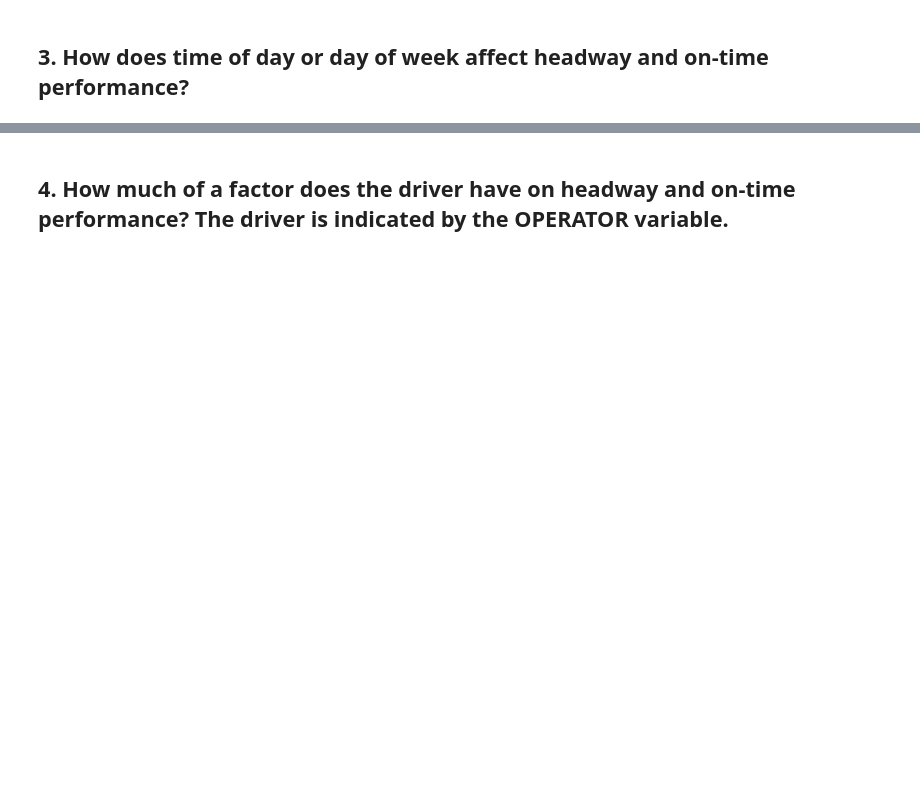
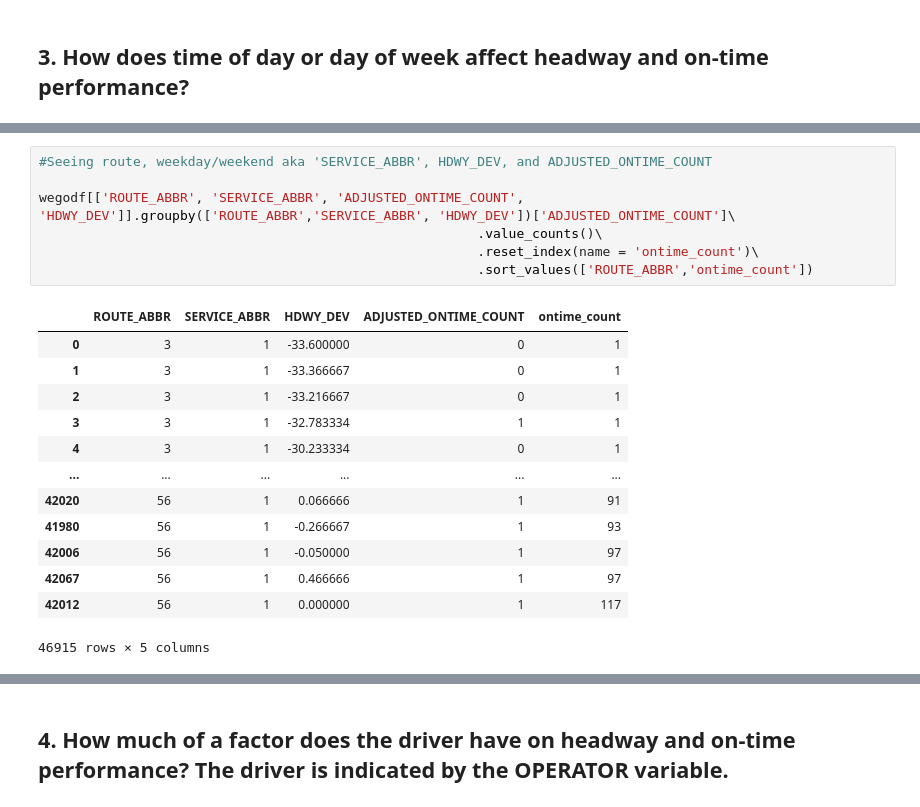
Before and after one commit to NSS-Data-Analytics-Cohort-11/wego-new-california-republic, a Jupyter notebook: notebooks/DA11 New California Republic Wego Project.ipynb, the cells around one changed output, grey strips where cells are left out. Drawn from its saved outputs; the diff is of its cells as text; blank space fills up the shorter version.

```diff
--- a/notebooks/DA11 New California Republic Wego Project.ipynb
+++ b/notebooks/DA11 New California Republic Wego Project.ipynb
@@ -331,0 +452,21 @@ sns.boxplot( x=to3['ADHERENCE'], y=from3['ADHERENCE'] )
+# %%
+#Seeing route, weekday/weekend aka 'SERVICE_ABBR', HDWY_DEV, and ADJUSTED_ONTIME_COUNT
+
+wegodf[['ROUTE_ABBR', 'SERVICE_ABBR', 'ADJUSTED_ONTIME_COUNT', 'HDWY_DEV']].groupby(['ROUTE_ABBR','SERVICE_ABBR', 'HDWY_DEV'])['ADJUSTED_ONTIME_COUNT']\
+                                                        .value_counts()\
+                                                        .reset_index(name = 'ontime_count')\
+                                                        .sort_values(['ROUTE_ABBR','ontime_count'])
+# %% [output]
+|  | ROUTE_ABBR | SERVICE_ABBR | HDWY_DEV | ADJUSTED_ONTIME_COUNT | ontime_count |
+| 0 | 3 | 1 | -33.600000 | 0 | 1 |
+| 1 | 3 | 1 | -33.366667 | 0 | 1 |
+| 2 | 3 | 1 | -33.216667 | 0 | 1 |
+| 3 | 3 | 1 | -32.783334 | 1 | 1 |
+| 4 | 3 | 1 | -30.233334 | 0 | 1 |
+| ... | ... | ... | ... | ... | ... |
+| 42020 | 56 | 1 | 0.066666 | 1 | 91 |
+| 41980 | 56 | 1 | -0.266667 | 1 | 93 |
+| 42006 | 56 | 1 | -0.050000 | 1 | 97 |
+| 42067 | 56 | 1 | 0.466666 | 1 | 97 |
+| 42012 | 56 | 1 | 0.000000 | 1 | 117 |
+46915 rows × 5 columns
```
Also changed, not shown: parts of 35 cells of this notebook.
